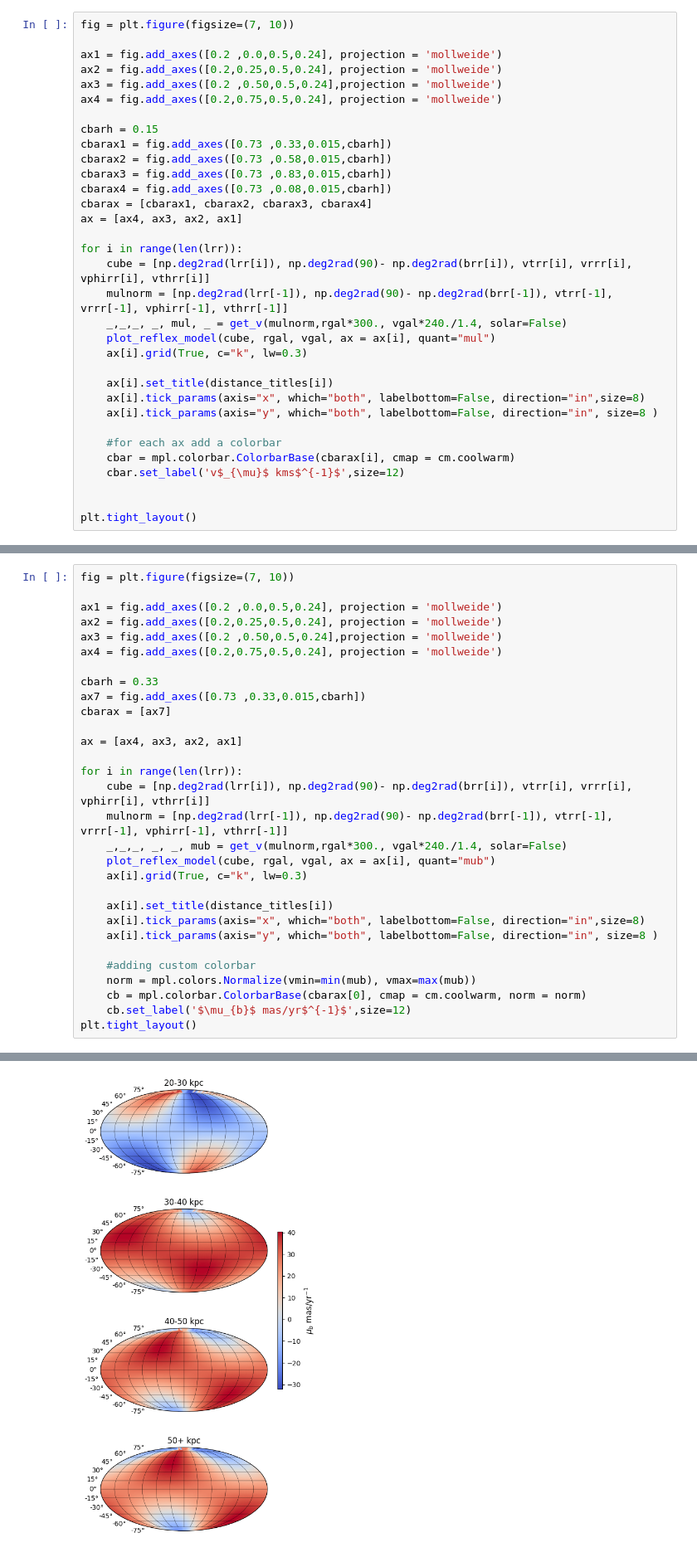
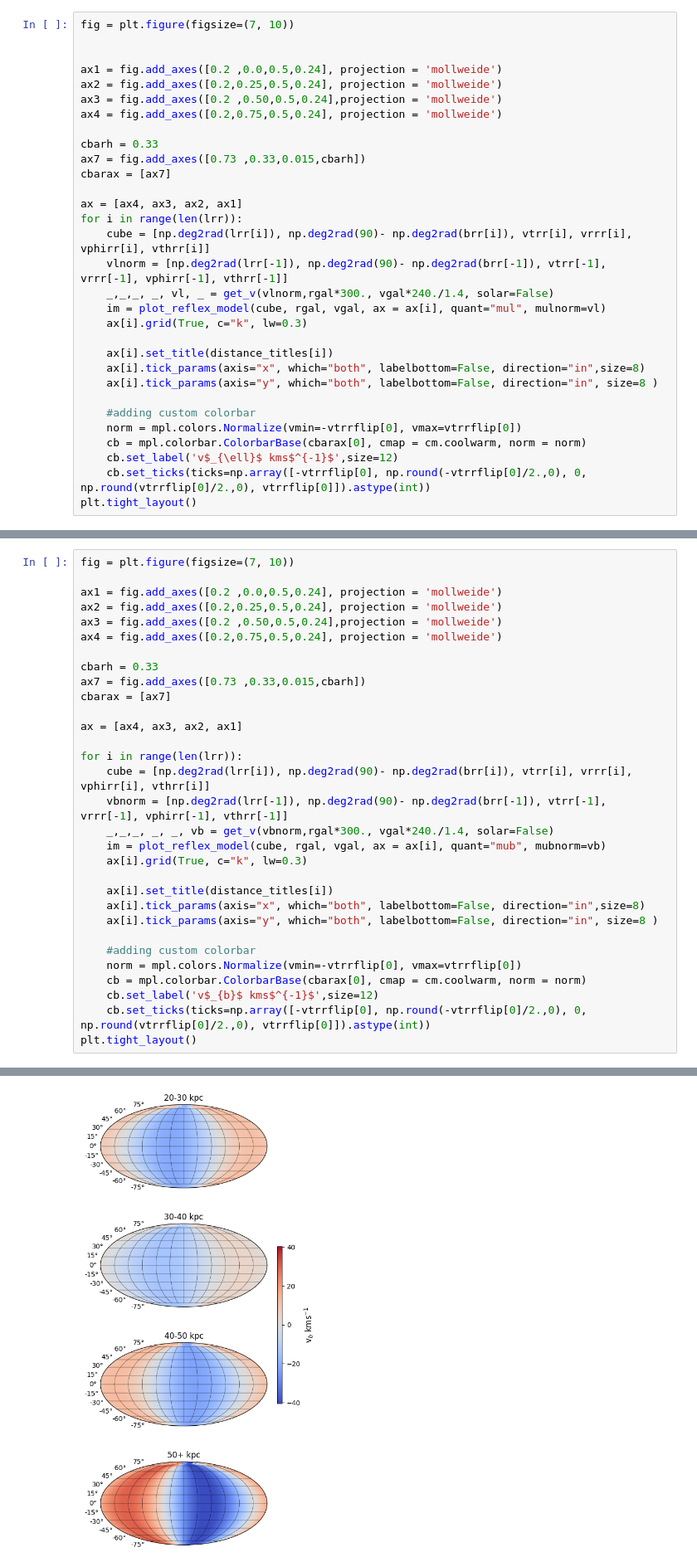
Before and after one commit to RYaaqib/reflexcalc, a Jupyter notebook: calc_reflex.ipynb, the cells around one changed output, grey strips where cells are left out. Shown at 83% size. Saved outputs shown, nothing was run; the diff lists cells and outputs as text.

```diff
--- a/calc_reflex.ipynb
+++ b/calc_reflex.ipynb
@@ -91,36 +91,34 @@ Text(0.5, 1.0, 'Reflex model in line of sight velocity')
 ## Plotting the proper motion map
 # %%
 fig = plt.figure(figsize=(7, 10))
+
 
 ax1 = fig.add_axes([0.2 ,0.0,0.5,0.24], projection = 'mollweide')
 ax2 = fig.add_axes([0.2,0.25,0.5,0.24], projection = 'mollweide')
 ax3 = fig.add_axes([0.2 ,0.50,0.5,0.24],projection = 'mollweide')
 ax4 = fig.add_axes([0.2,0.75,0.5,0.24], projection = 'mollweide')
 
-cbarh = 0.15
-cbarax1 = fig.add_axes([0.73 ,0.33,0.015,cbarh])
-cbarax2 = fig.add_axes([0.73 ,0.58,0.015,cbarh])
-cbarax3 = fig.add_axes([0.73 ,0.83,0.015,cbarh])
-cbarax4 = fig.add_axes([0.73 ,0.08,0.015,cbarh])
-cbarax = [cbarax1, cbarax2, cbarax3, cbarax4]
+cbarh = 0.33
+ax7 = fig.add_axes([0.73 ,0.33,0.015,cbarh])
+cbarax = [ax7]
+
 ax = [ax4, ax3, ax2, ax1]
-
 for i in range(len(lrr)):
     cube = [np.deg2rad(lrr[i]), np.deg2rad(90)- np.deg2rad(brr[i]), vtrr[i], vrrr[i], vphirr[i], vthrr[i]]
-    mulnorm = [np.deg2rad(lrr[-1]), np.deg2rad(90)- np.deg2rad(brr[-1]), vtrr[-1], vrrr[-1], vphirr[-1], vthrr[-1]]
-    _,_,_, _, mul, _ = get_v(mulnorm,rgal*300., vgal*240./1.4, solar=False)
-    plot_reflex_model(cube, rgal, vgal, ax = ax[i], quant="mul")
+    vlnorm = [np.deg2rad(lrr[-1]), np.deg2rad(90)- np.deg2rad(brr[-1]), vtrr[-1], vrrr[-1], vphirr[-1], vthrr[-1]]
+    _,_,_, _, vl, _ = get_v(vlnorm,rgal*300., vgal*240./1.4, solar=False)
+    im = plot_reflex_model(cube, rgal, vgal, ax = ax[i], quant="mul", mulnorm=vl)
     ax[i].grid(True, c="k", lw=0.3)
 
     ax[i].set_title(distance_titles[i])
     ax[i].tick_params(axis="x", which="both", labelbottom=False, direction="in",size=8)
     ax[i].tick_params(axis="y", which="both", labelbottom=False, direction="in", size=8 )
 
-    #for each ax add a colorbar
-    cbar = mpl.colorbar.ColorbarBase(cbarax[i], cmap = cm.coolwarm)
-    cbar.set_label('v$_{\mu}$ kms$^{-1}$',size=12)
-
-
+    #adding custom colorbar
+    norm = mpl.colors.Normalize(vmin=-vtrrflip[0], vmax=vtrrflip[0])
+    cb = mpl.colorbar.ColorbarBase(cbarax[0], cmap = cm.coolwarm, norm = norm)
+    cb.set_label('v$_{\ell}$ kms$^{-1}$',size=12)
+    cb.set_ticks(ticks=np.array([-vtrrflip[0], np.round(-vtrrflip[0]/2.,0), 0, np.round(vtrrflip[0]/2.,0), vtrrflip[0]]).astype(int))
 plt.tight_layout()
 # %% [output]
 using axes defined outside function
@@ -133,39 +131,40 @@ using axes defined outside function
 # %%
 fig = plt.figure(figsize=(7, 10))
 
 ax1 = fig.add_axes([0.2 ,0.0,0.5,0.24], projection = 'mollweide')
 ax2 = fig.add_axes([0.2,0.25,0.5,0.24], projection = 'mollweide')
 ax3 = fig.add_axes([0.2 ,0.50,0.5,0.24],projection = 'mollweide')
 ax4 = fig.add_axes([0.2,0.75,0.5,0.24], projection = 'mollweide')
 
 cbarh = 0.33
 ax7 = fig.add_axes([0.73 ,0.33,0.015,cbarh])
 cbarax = [ax7]
 
 ax = [ax4, ax3, ax2, ax1]
 
 for i in range(len(lrr)):
     cube = [np.deg2rad(lrr[i]), np.deg2rad(90)- np.deg2rad(brr[i]), vtrr[i], vrrr[i], vphirr[i], vthrr[i]]
-    mulnorm = [np.deg2rad(lrr[-1]), np.deg2rad(90)- np.deg2rad(brr[-1]), vtrr[-1], vrrr[-1], vphirr[-1], vthrr[-1]]
-    _,_,_, _, _, mub = get_v(mulnorm,rgal*300., vgal*240./1.4, solar=False)
-    plot_reflex_model(cube, rgal, vgal, ax = ax[i], quant="mub")
+    vbnorm = [np.deg2rad(lrr[-1]), np.deg2rad(90)- np.deg2rad(brr[-1]), vtrr[-1], vrrr[-1], vphirr[-1], vthrr[-1]]
+    _,_,_, _, _, vb = get_v(vbnorm,rgal*300., vgal*240./1.4, solar=False)
+    im = plot_reflex_model(cube, rgal, vgal, ax = ax[i], quant="mub", mubnorm=vb)
     ax[i].grid(True, c="k", lw=0.3)
 
     ax[i].set_title(distance_titles[i])
     ax[i].tick_params(axis="x", which="both", labelbottom=False, direction="in",size=8)
     ax[i].tick_params(axis="y", which="both", labelbottom=False, direction="in", size=8 )
 
     #adding custom colorbar
-    norm = mpl.colors.Normalize(vmin=min(mub), vmax=max(mub))
+    norm = mpl.colors.Normalize(vmin=-vtrrflip[0], vmax=vtrrflip[0])
     cb = mpl.colorbar.ColorbarBase(cbarax[0], cmap = cm.coolwarm, norm = norm)
-    cb.set_label('$\mu_{b}$ mas/yr$^{-1}$',size=12)
+    cb.set_label('v$_{b}$ kms$^{-1}$',size=12)
+    cb.set_ticks(ticks=np.array([-vtrrflip[0], np.round(-vtrrflip[0]/2.,0), 0, np.round(vtrrflip[0]/2.,0), vtrrflip[0]]).astype(int))
 plt.tight_layout()
 # %% [output]
 using axes defined outside function
 using axes defined outside function
 using axes defined outside function
 using axes defined outside function
-[figure, old version]
+[figure, new version]
 # %% [markdown]
 ## Calculating the corrections to observables from your own data
 # %%
```
Also changed, not shown: parts of 8 cells of this notebook, 2 other files.
